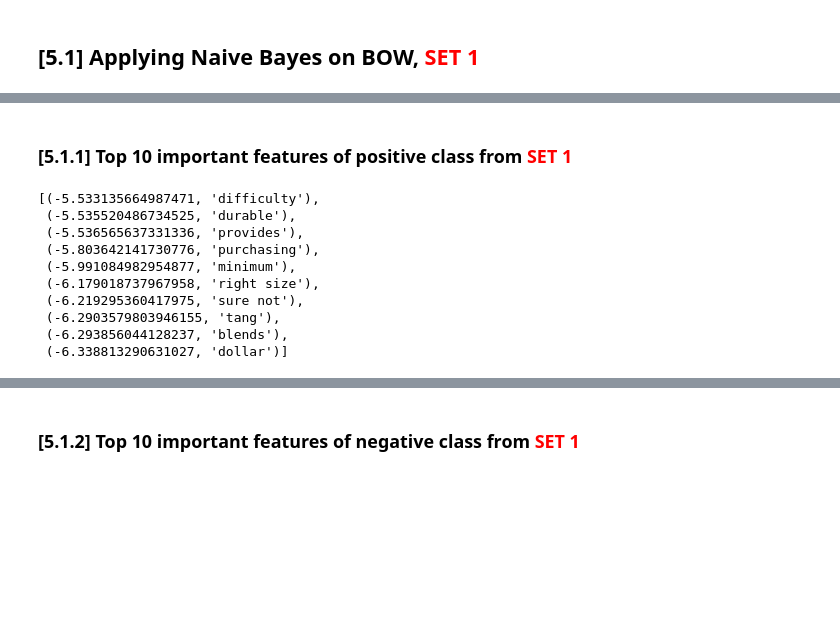
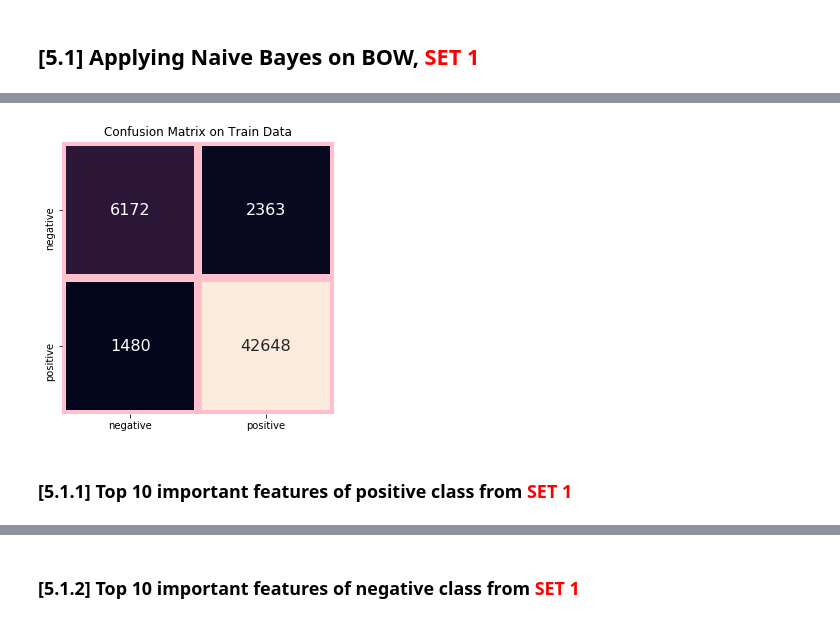
Before and after one commit to as3eem/AmazonFoodReview, a Jupyter notebook: 04 Amazon Fine Food Reviews Analysis_NaiveBayes.ipynb, the cells around one changed output, grey strips where cells are left out. Cells and saved outputs as stored; diff of their text form; code cells hidden in the pictures; blank space fills up the shorter version.

```diff
--- a/04 Amazon Fine Food Reviews Analysis_NaiveBayes.ipynb
+++ b/04 Amazon Fine Food Reviews Analysis_NaiveBayes.ipynb
@@ -739,21 +742,16 @@ plt.show()
+# %%
+########### TRAIN DATA - CONFUSION MATRIX ############
+
+y_true = y_train
+y_pred = y_pred_train_data
+
+array = confusion_matrix(y_true, y_pred)
+df_cm = pd.DataFrame(array, index = [i for i in ['negative','positive']],columns = [i for i in ['negative','positive']])
+plt.figure(figsize = (5,5))
+plt.title('Confusion Matrix on Train Data')
+sns.heatmap(df_cm, annot=True,annot_kws={"size": 16}, linewidths=6.3,fmt='g', linecolor='pink', cbar=False, square=True)
+plt.show()
+# %% [output]
+[figure, added]
 # %% [markdown]
 ### [5.1.1] Top 10 important features of positive class from<font color='red'> SET 1</font>
-# %%
-# Please write all the code with proper documentation
-
-f0 = list(zip(nb.feature_log_prob_[0],count_vect.get_feature_names()))
-f1 = list(zip(nb.feature_log_prob_[1],count_vect.get_feature_names()))
-f00=sorted(f0, key=lambda x: x[0], reverse=True)
-f11=sorted(f1, key=lambda x: x[0], reverse=True)
-f11[:10]
-# %% [output]
-[(-5.533135664987471, 'difficulty'),
- (-5.535520486734525, 'durable'),
- (-5.536565637331336, 'provides'),
- (-5.803642141730776, 'purchasing'),
- (-5.991084982954877, 'minimum'),
- (-6.179018737967958, 'right size'),
- (-6.219295360417975, 'sure not'),
- (-6.2903579803946155, 'tang'),
- (-6.293856044128237, 'blends'),
- (-6.338813290631027, 'dollar')]
```
Also changed, not shown: parts of 20 cells of this notebook, 6 other files.
